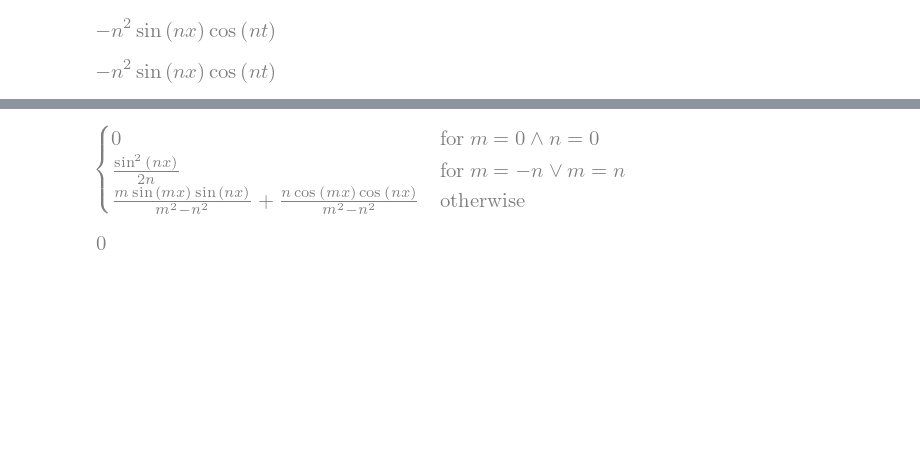
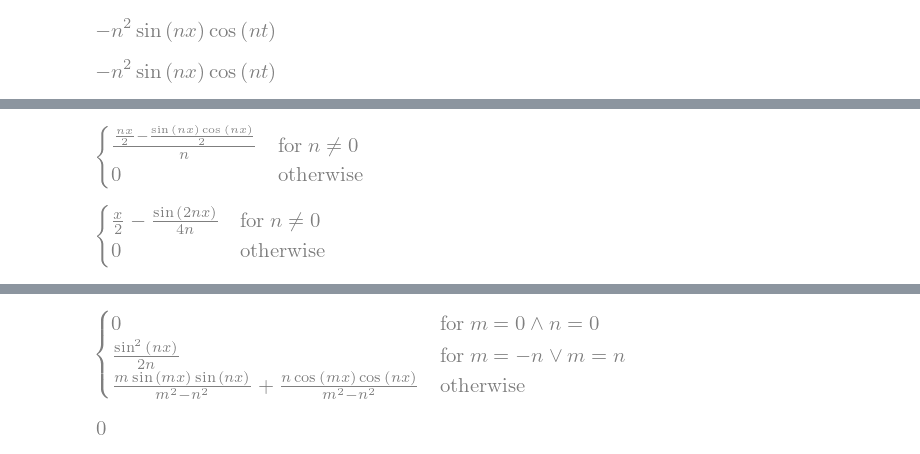
Before and after one commit to apefind/math, a Jupyter notebook: jupyter/calculus.ipynb, the cells around one changed output, grey strips where cells are left out. Drawn from its saved outputs; the diff is of its cells as text; code cells hidden in the pictures; blank space fills up the shorter version.

```diff
--- a/jupyter/calculus.ipynb
+++ b/jupyter/calculus.ipynb
@@ -150,3 +158,9 @@ u.diff(t).diff(t)
+# %%
+integrate(f(x), x)
+simplify(integrate(f(x), x))
+# %% [output]
+[figure, added]
+[figure, added]
 # %%
 def f(x):
     m, n = symbols('m n')
```
Also changed, not shown: parts of 2 cells of this notebook, 3 other files.
